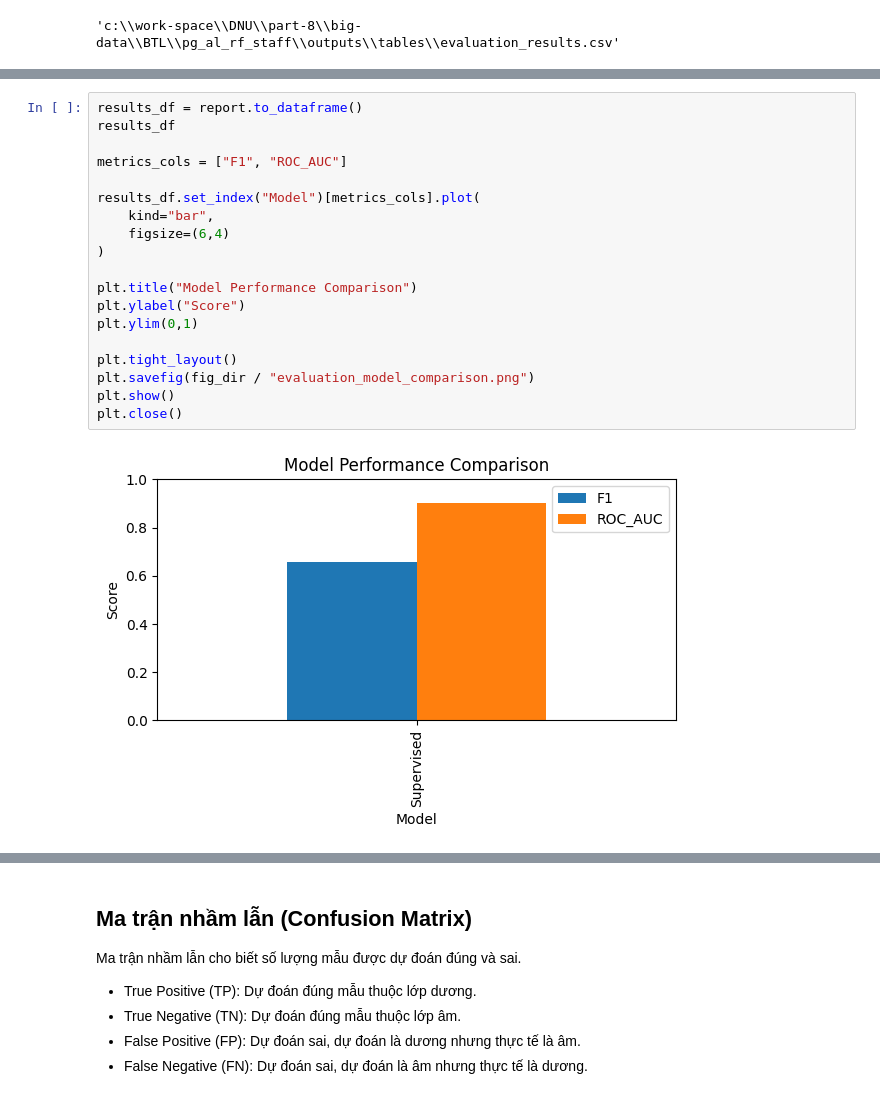
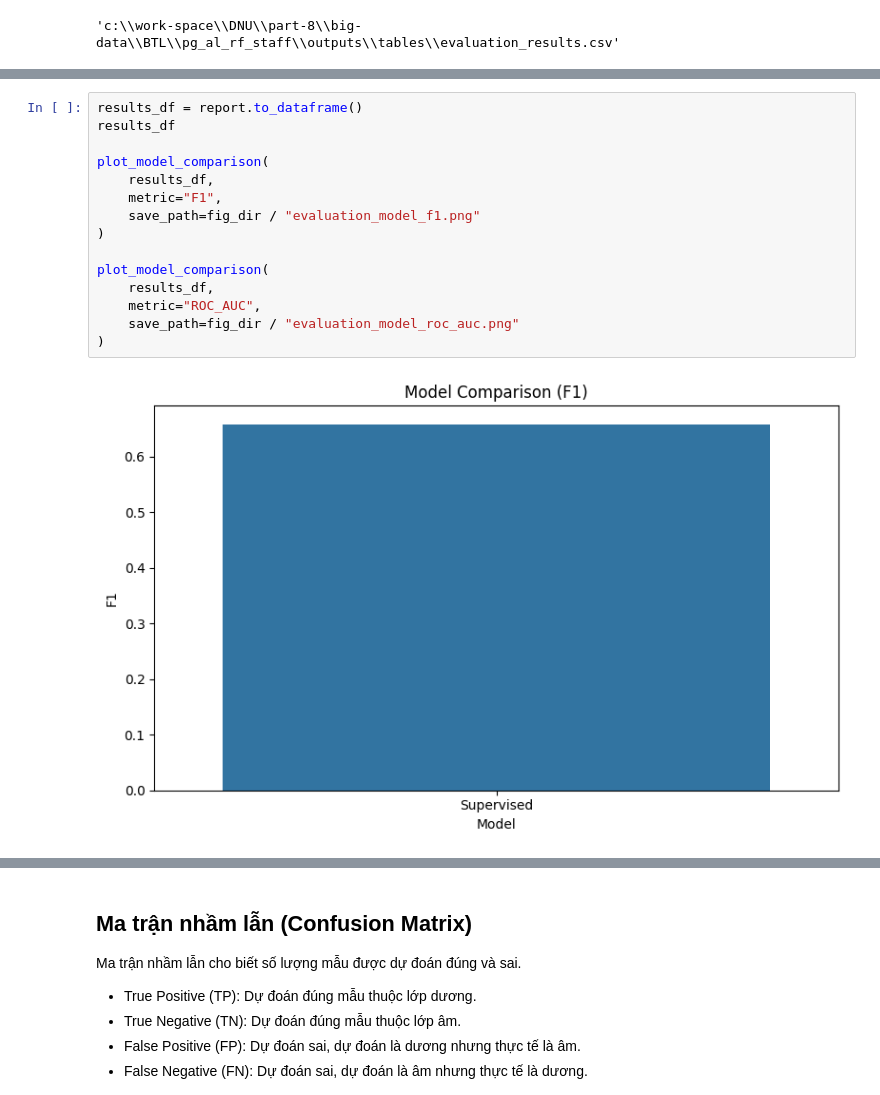
Before and after one commit to QuangTungMasterD/btl-big-data, a Jupyter notebook: notebooks/05_evaluation_report.ipynb, the cells around one changed output, grey strips where cells are left out. Drawn from its saved outputs; the diff is of its cells as text.

```diff
--- a/notebooks/05_evaluation_report.ipynb
+++ b/notebooks/05_evaluation_report.ipynb
@@ -88,21 +84,17 @@ plt.close()
 # %%
 results_df = report.to_dataframe()
 results_df
 
-metrics_cols = ["F1", "ROC_AUC"]
-
-results_df.set_index("Model")[metrics_cols].plot(
-    kind="bar",
-    figsize=(6,4)
+plot_model_comparison(
+    results_df,
+    metric="F1",
+    save_path=fig_dir / "evaluation_model_f1.png"
 )
 
-plt.title("Model Performance Comparison")
-plt.ylabel("Score")
-plt.ylim(0,1)
-
-plt.tight_layout()
-plt.savefig(fig_dir / "evaluation_model_comparison.png")
-plt.show()
-plt.close()
+plot_model_comparison(
+    results_df,
+    metric="ROC_AUC",
+    save_path=fig_dir / "evaluation_model_roc_auc.png"
+)
 # %% [output]
-[figure, old version]
+[figure, new version]
```
Also changed, not shown: parts of 5 cells of this notebook, 7 other files.
